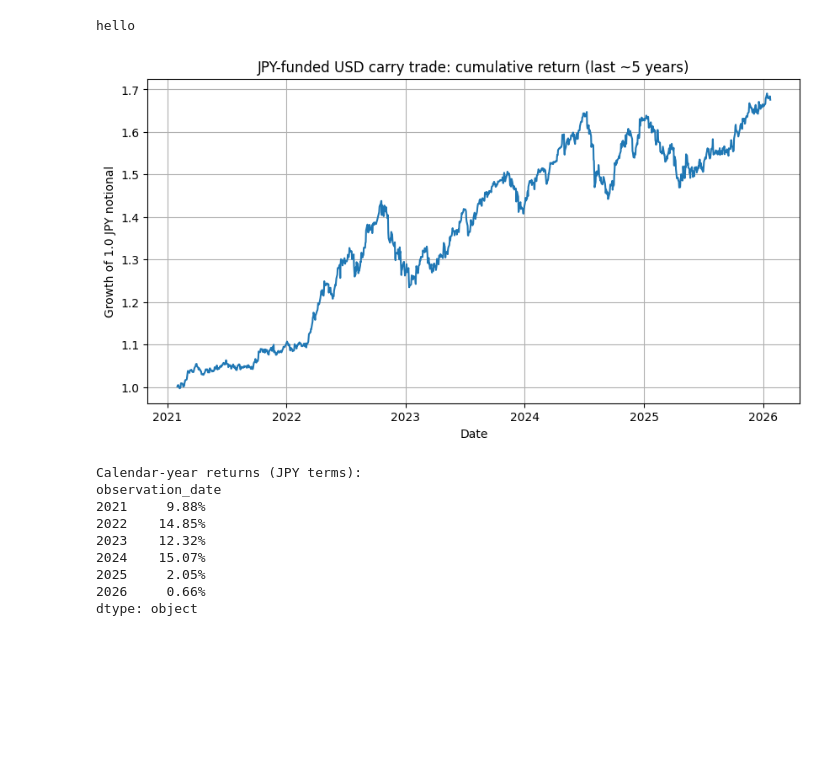
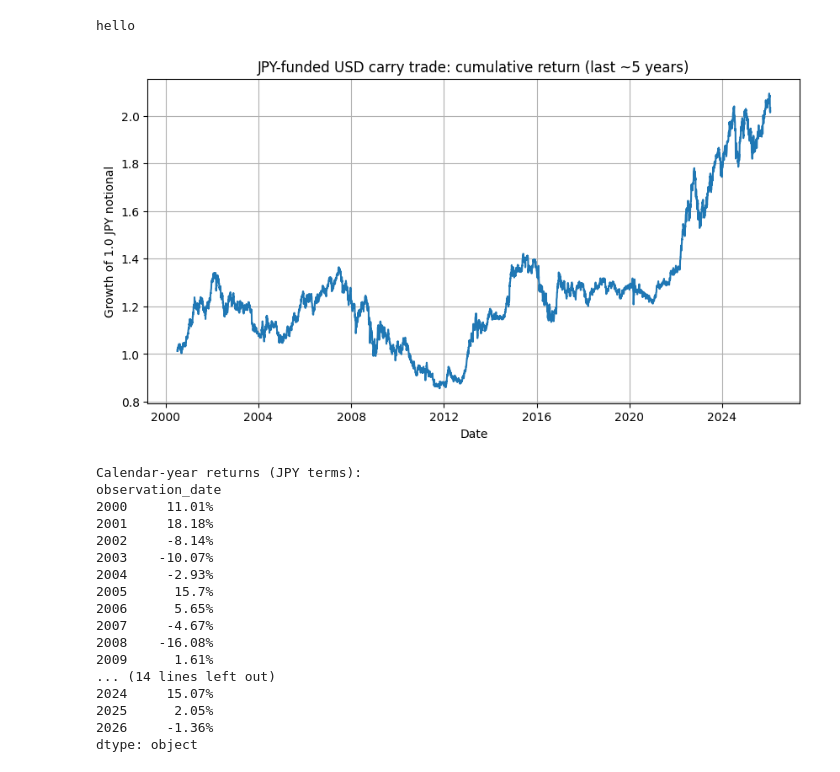
Before and after one commit to UncurledGuide/Carry_Trade_and_Forex_Exploration, a Jupyter notebook: JPYCarryTradeChart.ipynb, the cells around one changed output. Drawn from its saved outputs; the diff is of its cells as text; code cells hidden in the pictures; blank space fills up the shorter version.

```diff
--- a/JPYCarryTradeChart.ipynb
+++ b/JPYCarryTradeChart.ipynb
@@ -10,7 +10,7 @@ from datetime import date, timedelta
 
 # --- Parameters ---
 end = date.today()
-start = end - timedelta(days=365*5 + 10)  # ~5y buffer
+start = end - timedelta(days=365*40 + 10)  # ~5y buffer
 start_s = start.isoformat()
 end_s = end.isoformat()
 
@@ -56,40 +56,48 @@ r_jp = data["r_jp"] / 100.0
 fx_gross = data["USDJPY"].shift(-1) / data["USDJPY"]
 
 # Interest gross returns over one day
 us_gross = 1 + r_us * dt
 jp_gross = 1 + r_jp * dt
 
 gross = fx_gross * (us_gross / jp_gross)
 
 # Last row has no t+1 FX
 gross = gross.iloc[:-1]
 ret = gross - 1.0
 
 # Cumulative index (start at 1.0)
 cum = (1 + ret).cumprod()
 cum.name = "JPY-funded long USD carry (cumulative)"
 
 # --- Plot ---
 plt.figure(figsize=(10, 5))
 plt.plot(cum.index, cum.values)
 plt.title("JPY-funded USD carry trade: cumulative return (last ~5 years)")
 plt.xlabel("Date")
 plt.ylabel("Growth of 1.0 JPY notional")
 plt.grid(True)
 plt.show()
 
 # Optional: show where the action is (calendar-year returns)
 yr = (1 + ret).groupby(ret.index.year).prod() - 1
 print("Calendar-year returns (JPY terms):")
 print((yr * 100).round(2).astype(str) + "%")
 # %% [output]
-[figure, old version]
+[figure, new version]
 Calendar-year returns (JPY terms):
 observation_date
-2021     9.88%
-2022    14.85%
-2023    12.32%
-2024    15.07%
-2025     2.05%
-2026     0.66%
+2000     11.01%
+2001     18.18%
+2002     -8.14%
+2003    -10.07%
+2004     -2.93%
+2005      15.7%
+2006      5.65%
+2007     -4.67%
+2008    -16.08%
+2009      1.61%
+... (14 lines left out)
+2024     15.07%
+2025      2.05%
+2026     -1.36%
 dtype: object
```
Also changed, not shown: parts of 1 cell of this notebook.
